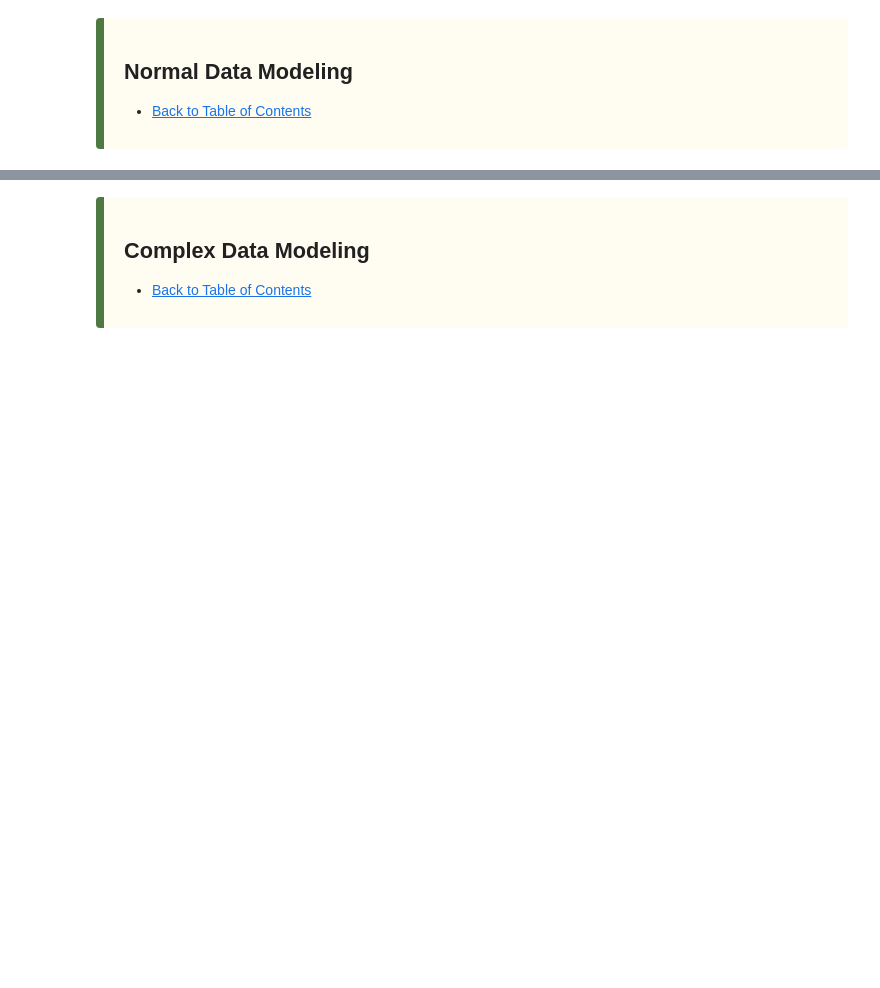
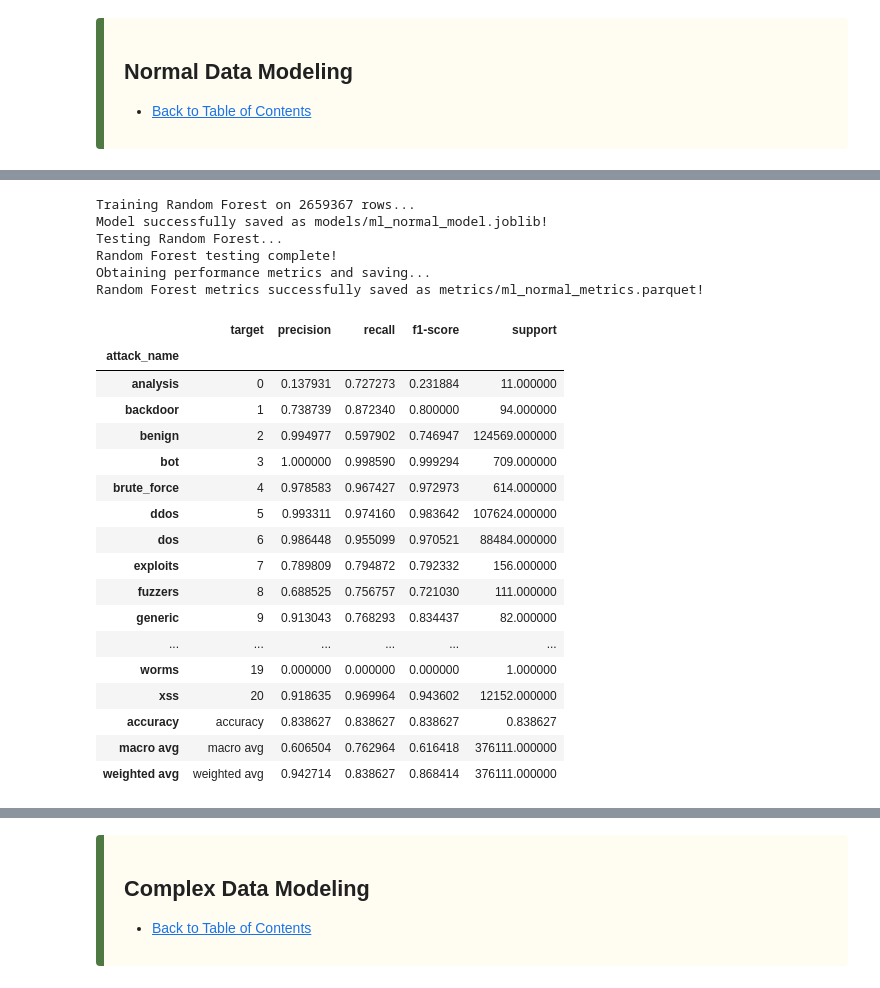
Before and after one commit to JaredWood-DU/COMP3703, a Jupyter notebook: final/modeling.ipynb, the cells around one changed output, grey strips where cells are left out. Drawn from its saved outputs; the diff is of its cells as text; code cells hidden in the pictures; blank space fills up the shorter version.

Commit message:
Checkpoint
- Models successfully created and general observations made, prioritizing a final presentation for now

```diff
--- a/final/modeling.ipynb
+++ b/final/modeling.ipynb
@@ -89,4 +78,7 @@ from scipy.sparse.linalg import eigsh
 To enable the following instructions: AVX2 FMA, in other operations, rebuild TensorFlow with the appropriate compiler flags.
+# %%
+# Set the seed in multiple areas as the default 3703
+m.set_reproducibility()
 # %% [markdown]
 <div style="
     padding: 15px 20px;
@@ -225,0 +229,6 @@ def get_nn_model(num_features_to_train:int) -> models.Sequential:
+# %%
+# Read in the PREPARED normal dataset
+normal_df = pd.read_parquet('datasets/prepared_normal_short.parquet')
+# %%
+# Prepare the data for ML/NN modeling
+normal_data_preparation_dict = m.prepare_data_for_training(normal_df)
@@ -225,0 +237,31 @@ def get_nn_model(num_features_to_train:int) -> models.Sequential:
+# %%
+# Conduct ML model training/testing and saving of model/metrics
+normal_ml_metrics = m.train_ml(normal_data_preparation_dict)
+# %% [output]
+Training Random Forest on 2659367 rows...
+Model successfully saved as models/ml_normal_model.joblib!
+Testing Random Forest...
+Random Forest testing complete!
+Obtaining performance metrics and saving...
+Random Forest metrics successfully saved as metrics/ml_normal_metrics.parquet!
+# %%
+normal_ml_metrics
+# %% [output]
+|  | target | precision | recall | f1-score | support |
+| attack_name |  |  |  |  |  |
+| analysis | 0 | 0.137931 | 0.727273 | 0.231884 | 11.000000 |
+| backdoor | 1 | 0.738739 | 0.872340 | 0.800000 | 94.000000 |
+| benign | 2 | 0.994977 | 0.597902 | 0.746947 | 124569.000000 |
+| bot | 3 | 1.000000 | 0.998590 | 0.999294 | 709.000000 |
+| brute_force | 4 | 0.978583 | 0.967427 | 0.972973 | 614.000000 |
+| ddos | 5 | 0.993311 | 0.974160 | 0.983642 | 107624.000000 |
+| dos | 6 | 0.986448 | 0.955099 | 0.970521 | 88484.000000 |
+| exploits | 7 | 0.789809 | 0.794872 | 0.792332 | 156.000000 |
+| fuzzers | 8 | 0.688525 | 0.756757 | 0.721030 | 111.000000 |
+| generic | 9 | 0.913043 | 0.768293 | 0.834437 | 82.000000 |
+| ... | ... | ... | ... | ... | ... |
+| worms | 19 | 0.000000 | 0.000000 | 0.000000 | 1.000000 |
+| xss | 20 | 0.918635 | 0.969964 | 0.943602 | 12152.000000 |
+| accuracy | accuracy | 0.838627 | 0.838627 | 0.838627 | 0.838627 |
+| macro avg | macro avg | 0.606504 | 0.762964 | 0.616418 | 376111.000000 |
+| weighted avg | weighted avg | 0.942714 | 0.838627 | 0.868414 | 376111.000000 |
```
Also changed, not shown: parts of 17 cells of this notebook, 1 other file.
